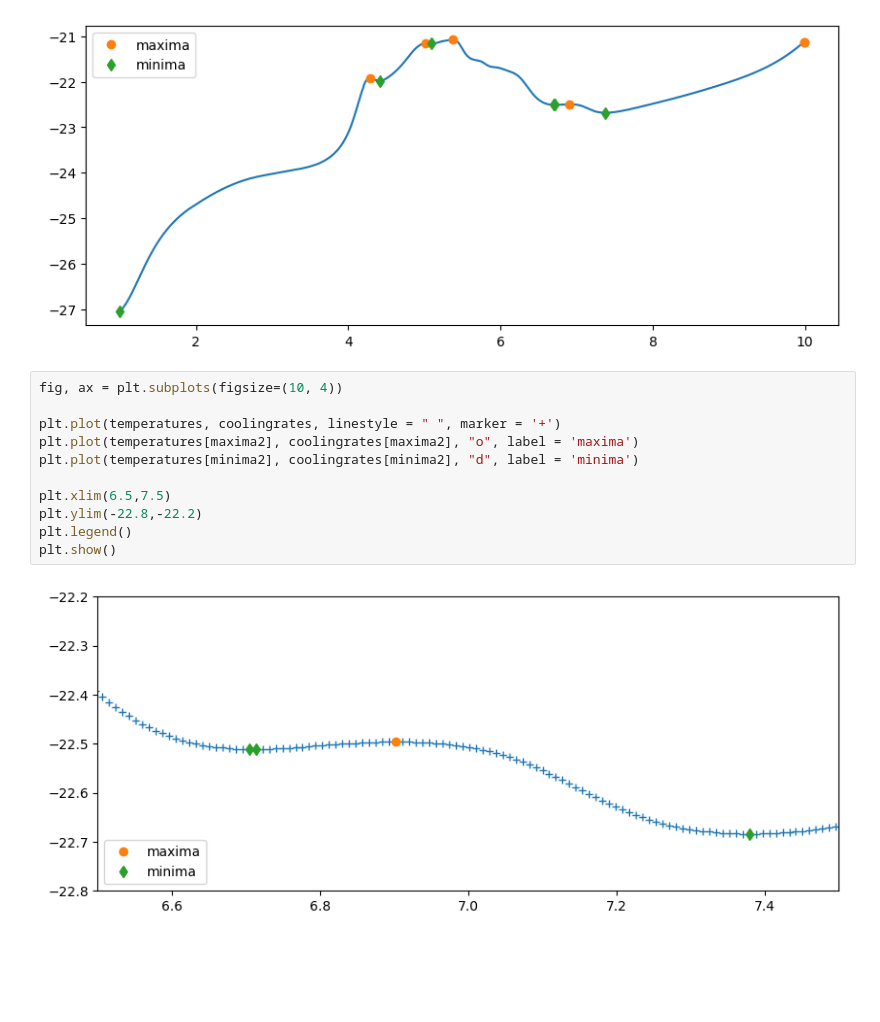
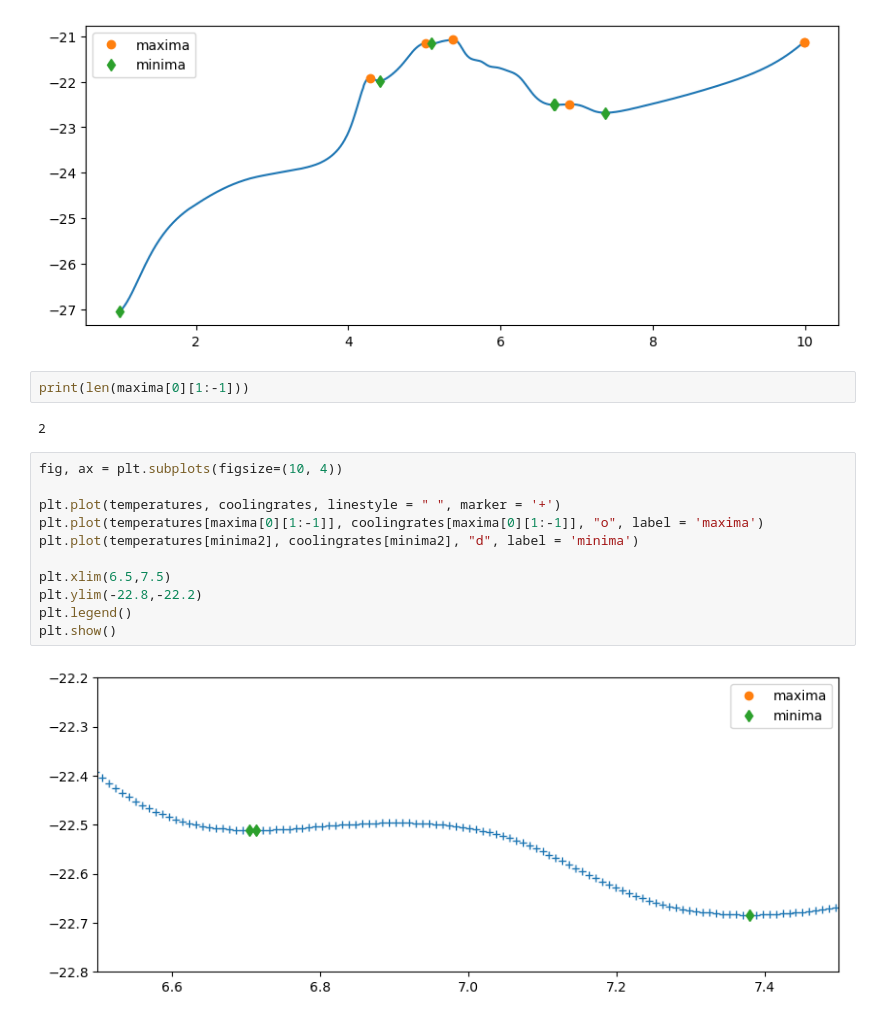
Before and after one commit to TheLexius27/computational-physics-1, a Jupyter notebook: unit-4/411-extrema-functions.ipynb, the cells around one changed output. Drawn from its saved outputs; the diff is of its cells as text; blank space fills up the shorter version.

```diff
--- a/unit-4/411-extrema-functions.ipynb
+++ b/unit-4/411-extrema-functions.ipynb
@@ -197,16 +216,20 @@ plt.legend()
 plt.show()
 # %% [output]
 [figure]
+# %%
+print(len(maxima[0][1:-1]))
+# %% [output]
+2
 # %%
 fig, ax = plt.subplots(figsize=(10, 4))
 
 plt.plot(temperatures, coolingrates, linestyle = " ", marker = '+')
-plt.plot(temperatures[maxima2], coolingrates[maxima2], "o", label = 'maxima')
+plt.plot(temperatures[maxima[0][1:-1]], coolingrates[maxima[0][1:-1]], "o", label = 'maxima')
 plt.plot(temperatures[minima2], coolingrates[minima2], "d", label = 'minima')
 
 plt.xlim(6.5,7.5)
 plt.ylim(-22.8,-22.2)
 plt.legend()
 plt.show()
 # %% [output]
-[figure, old version]
+[figure, new version]
```
Also changed, not shown: parts of 5 cells of this notebook, 6 other files.
